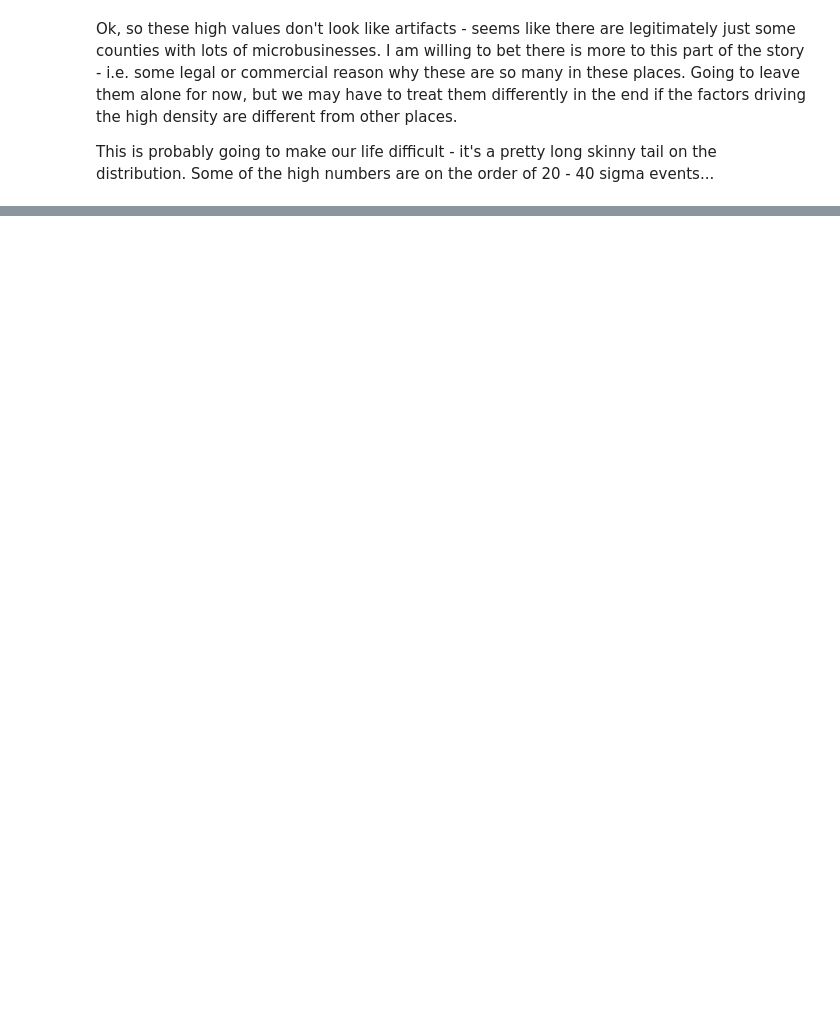
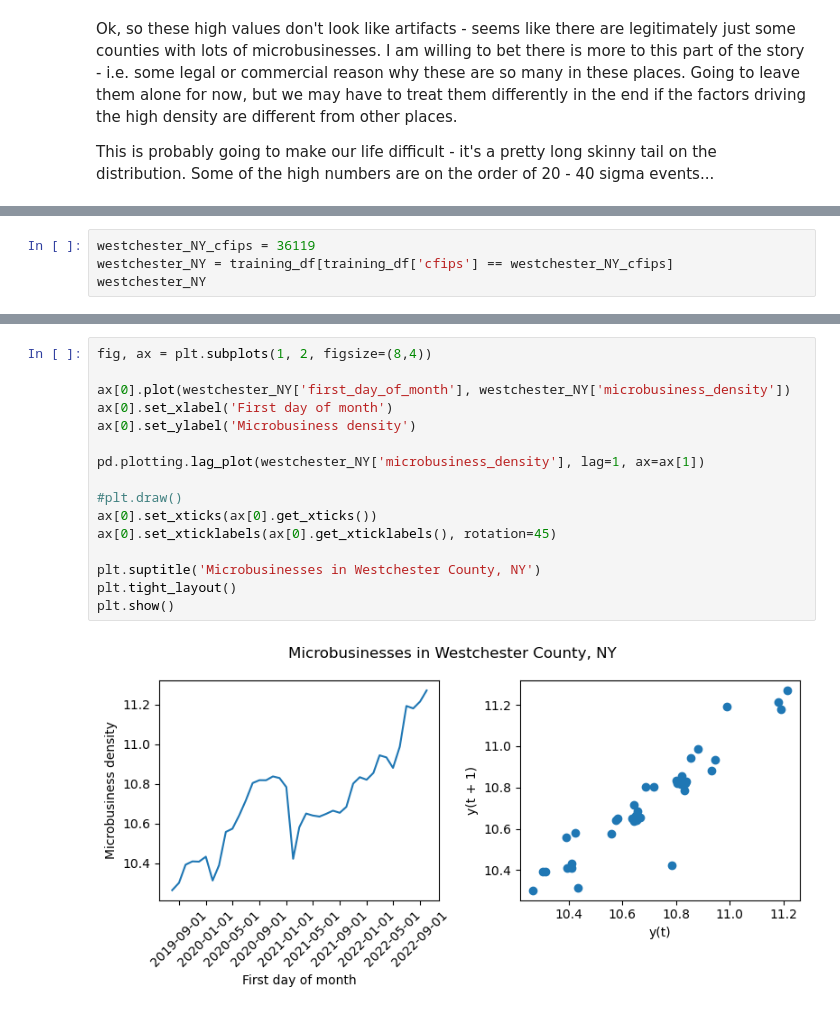
Before and after one commit to gperdrizet/kaggle_microbusiness, a Jupyter notebook: notebooks/02-data_exploration.ipynb, the cells around one changed output, grey strips where cells are left out. Cells and saved outputs as stored; diff of their text form; blank space fills up the shorter version.

```diff
--- a/notebooks/02-data_exploration.ipynb
+++ b/notebooks/02-data_exploration.ipynb
@@ -177,0 +308,4 @@ plt.show()
+# %%
+westchester_NY_cfips = 36119
+westchester_NY = training_df[training_df['cfips'] == westchester_NY_cfips]
+westchester_NY
@@ -177,0 +330,18 @@ plt.show()
+# %%
+fig, ax = plt.subplots(1, 2, figsize=(8,4))
+
+ax[0].plot(westchester_NY['first_day_of_month'], westchester_NY['microbusiness_density'])
+ax[0].set_xlabel('First day of month')
+ax[0].set_ylabel('Microbusiness density')
+
+pd.plotting.lag_plot(westchester_NY['microbusiness_density'], lag=1, ax=ax[1])
+
+#plt.draw()
+ax[0].set_xticks(ax[0].get_xticks())
+ax[0].set_xticklabels(ax[0].get_xticklabels(), rotation=45)
+
+plt.suptitle('Microbusinesses in Westchester County, NY')
+plt.tight_layout()
+plt.show()
+# %% [output]
+[figure, added]
```
Also changed, not shown: parts of 17 cells of this notebook.
